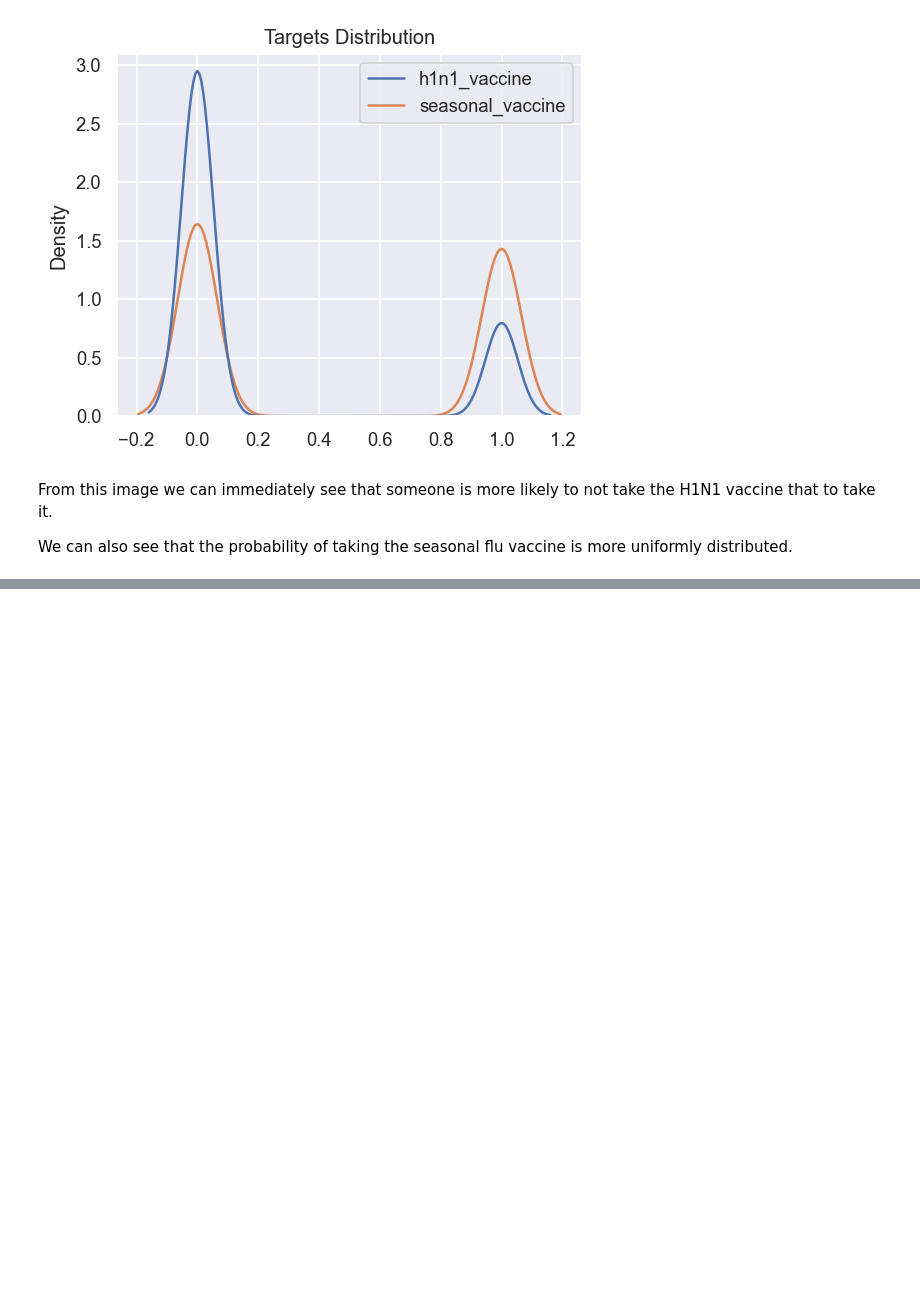
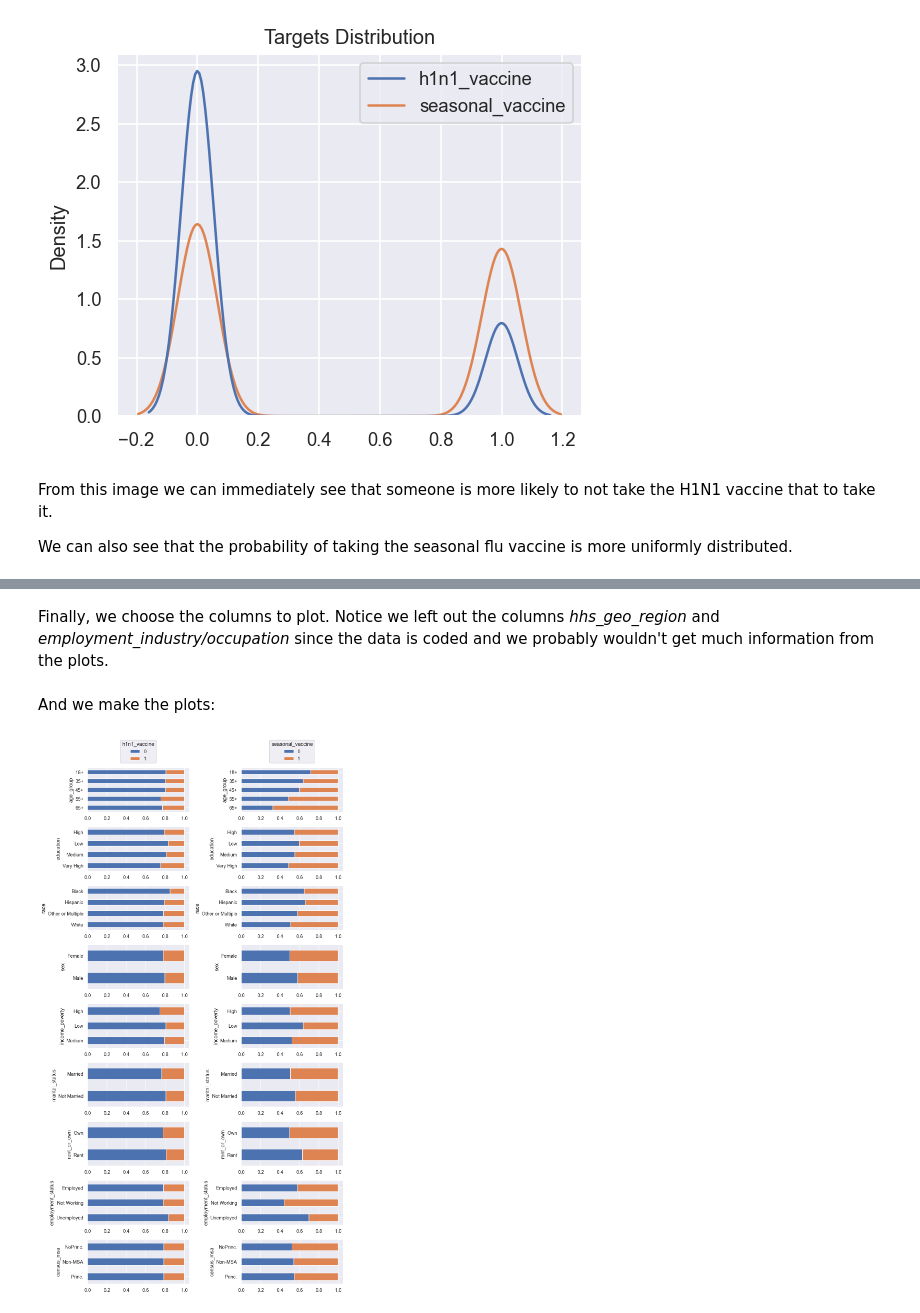
Before and after one commit to J-Rodrigues0/drivendata-flu-shot-learning, a Jupyter notebook: flu_shot_learning-EDA.ipynb, the cells around one changed output, grey strips where cells are left out. Drawn from its saved outputs; the diff is of its cells as text; code cells hidden in the pictures; blank space fills up the shorter version.

Commit message:
Continuing EDA with plotting the categorical features.

```diff
--- a/flu_shot_learning-EDA.ipynb
+++ b/flu_shot_learning-EDA.ipynb
@@ -86,0 +88,18 @@ for i, col in enumerate(cols_to_plot):
+# %% [markdown]
+Finally, we choose the columns to plot. Notice we left out the columns *hhs_geo_region* and *employment_industry/occupation* since the data is coded and we probably wouldn't get much information from the plots.
+# %%
+cols_to_plot = ['age_group',
+                'education',
+                'race',
+                'sex',
+                'income_poverty',
+                'marital_status',
+                'rent_or_own',
+                'employment_status',
+                'census_msa']
+# %% [markdown]
+And we make the plots:
+# %%
+plot_bars(cols_to_plot)
+# %% [output]
+[figure, added]
```
Also changed, not shown: parts of 10 cells of this notebook, 1 other file.
